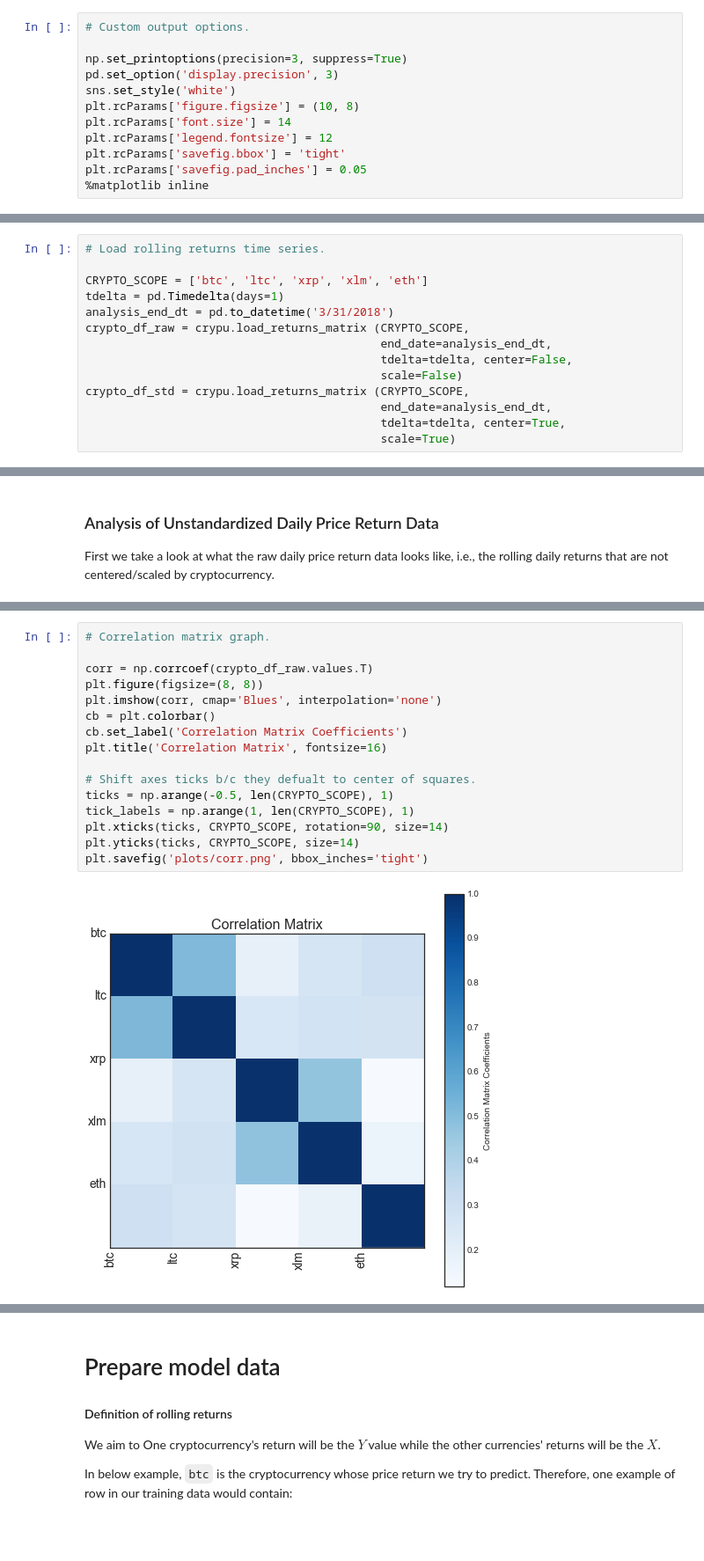
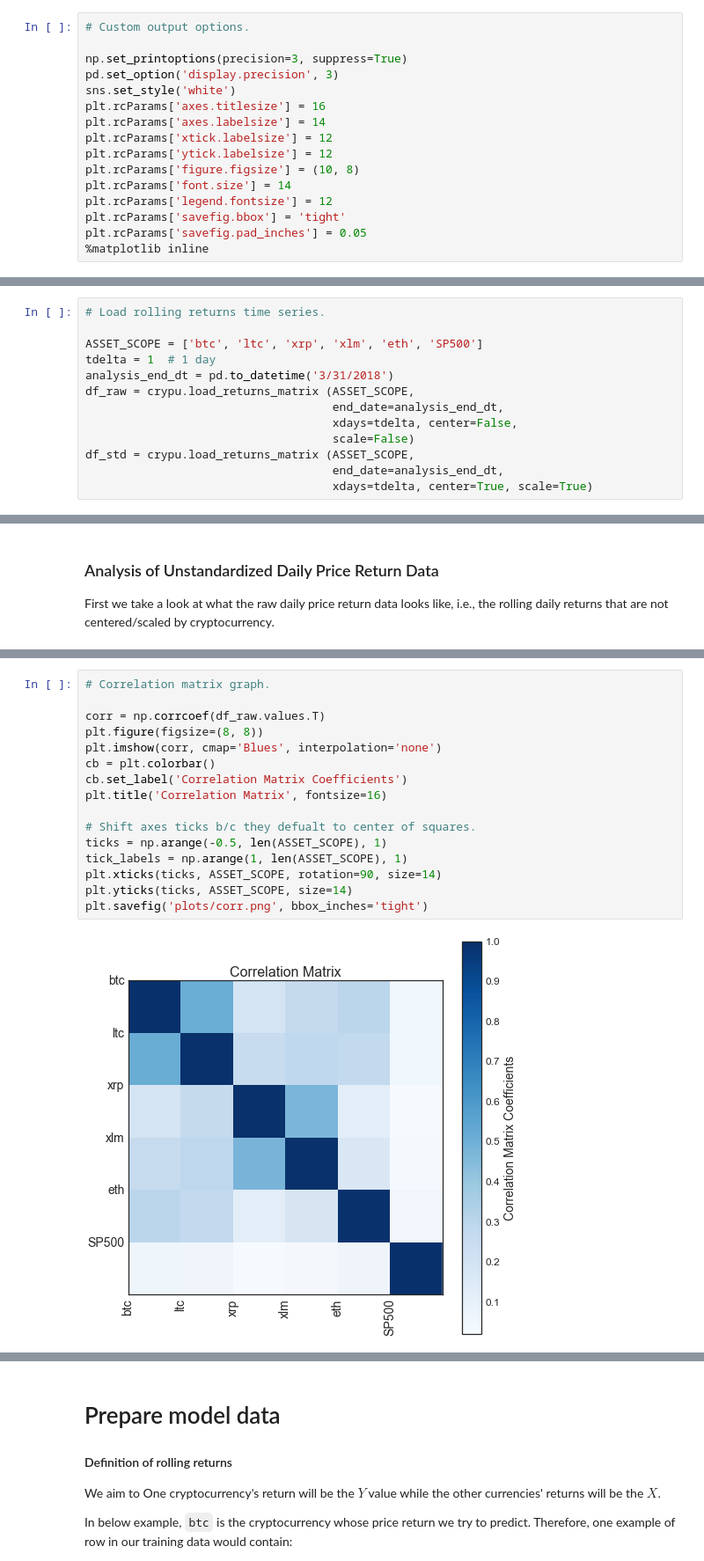
Before and after one commit to dastjerdi/crypto-ml, a Jupyter notebook: crypto_ml.ipynb, the cells around one changed output, grey strips where cells are left out. Shown at 88% size. Saved outputs shown, nothing was run; the diff lists cells and outputs as text; blank space fills up the shorter version.

Commit message:
updated crypto_ml.ipynb and crypto_utils.py, saved some plots

```diff
--- a/crypto_ml.ipynb
+++ b/crypto_ml.ipynb
@@ -51,6 +49,10 @@ from sklearn.linear_model import RidgeCV
 np.set_printoptions(precision=3, suppress=True)
 pd.set_option('display.precision', 3)
 sns.set_style('white')
+plt.rcParams['axes.titlesize'] = 16
+plt.rcParams['axes.labelsize'] = 14
+plt.rcParams['xtick.labelsize'] = 12
+plt.rcParams['ytick.labelsize'] = 12
 plt.rcParams['figure.figsize'] = (10, 8)
 plt.rcParams['font.size'] = 14
 plt.rcParams['legend.fontsize'] = 12
@@ -72,17 +79,16 @@ where $\text{btc}_t$ is the closing price of `btc` on 2015-08-09 and $\text{btc}
 # %%
 # Load rolling returns time series.
 
-CRYPTO_SCOPE = ['btc', 'ltc', 'xrp', 'xlm', 'eth']
-tdelta = pd.Timedelta(days=1)
+ASSET_SCOPE = ['btc', 'ltc', 'xrp', 'xlm', 'eth', 'SP500']
+tdelta = 1  # 1 day
 analysis_end_dt = pd.to_datetime('3/31/2018')
-crypto_df_raw = crypu.load_returns_matrix (CRYPTO_SCOPE,
-                                           end_date=analysis_end_dt,
-                                           tdelta=tdelta, center=False,
-                                           scale=False)
-crypto_df_std = crypu.load_returns_matrix (CRYPTO_SCOPE,
-                                           end_date=analysis_end_dt,
-                                           tdelta=tdelta, center=True,
-                                           scale=True)
+df_raw = crypu.load_returns_matrix (ASSET_SCOPE,
+                                    end_date=analysis_end_dt,
+                                    xdays=tdelta, center=False,
+                                    scale=False)
+df_std = crypu.load_returns_matrix (ASSET_SCOPE,
+                                    end_date=analysis_end_dt,
+                                    xdays=tdelta, center=True, scale=True)
 # %%
 # No reason start dates should be different for raw and standardized
 # DataFrames.
@@ -169,21 +177,21 @@ Correlation:
 # %%
 # Correlation matrix graph.
 
-corr = np.corrcoef(crypto_df_raw.values.T)
+corr = np.corrcoef(df_raw.values.T)
 plt.figure(figsize=(8, 8))
 plt.imshow(corr, cmap='Blues', interpolation='none')
 cb = plt.colorbar()
 cb.set_label('Correlation Matrix Coefficients')
 plt.title('Correlation Matrix', fontsize=16)
 
 # Shift axes ticks b/c they defualt to center of squares.
-ticks = np.arange(-0.5, len(CRYPTO_SCOPE), 1)
-tick_labels = np.arange(1, len(CRYPTO_SCOPE), 1)
-plt.xticks(ticks, CRYPTO_SCOPE, rotation=90, size=14)
-plt.yticks(ticks, CRYPTO_SCOPE, size=14)
+ticks = np.arange(-0.5, len(ASSET_SCOPE), 1)
+tick_labels = np.arange(1, len(ASSET_SCOPE), 1)
+plt.xticks(ticks, ASSET_SCOPE, rotation=90, size=14)
+plt.yticks(ticks, ASSET_SCOPE, size=14)
 plt.savefig('plots/corr.png', bbox_inches='tight')
 # %% [output]
-[figure, old version]
+[figure, new version]
 # %%
 # Graph returns.
 
```
Also changed, not shown: parts of 20 cells of this notebook, 12 other files.
